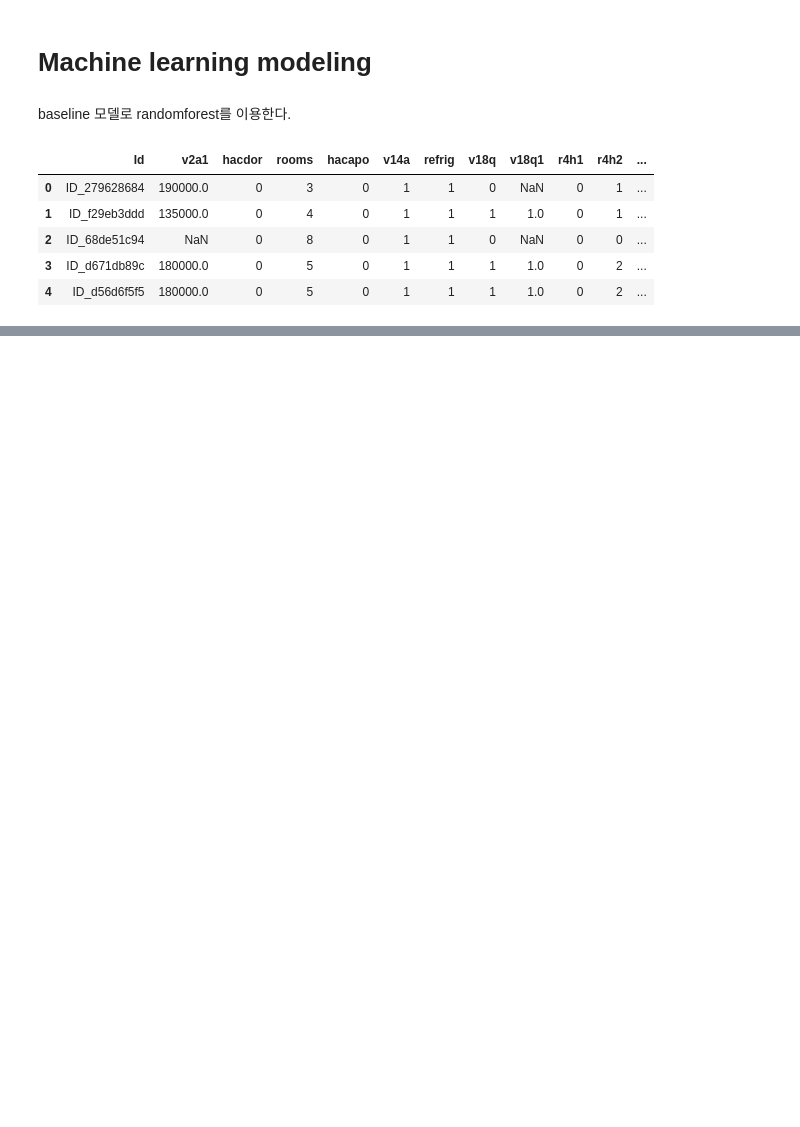
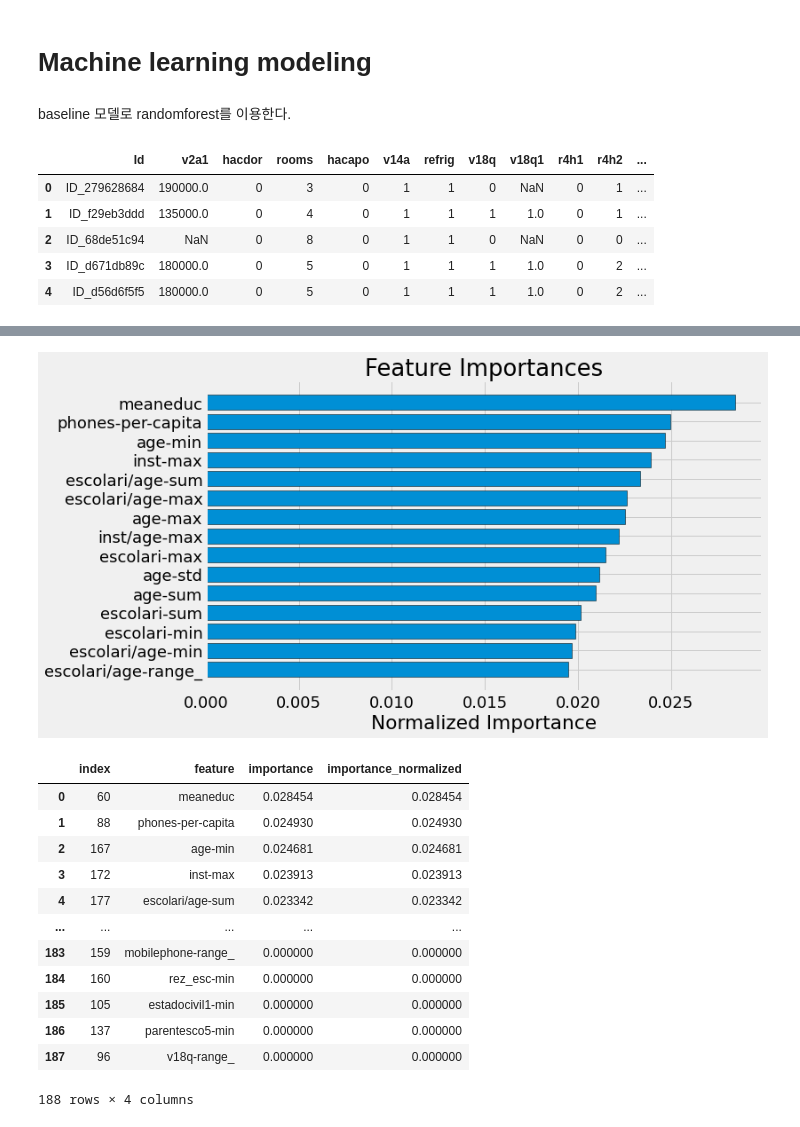
Before and after one commit to HyeonGeunY/costa-rican, a Jupyter notebook: notebooks/A_complete_introduction_and_walkthrough_modeling.ipynb, the cells around one changed output, grey strips where cells are left out. Saved outputs shown, nothing was run; the diff lists cells and outputs as text; code cells hidden in the pictures; blank space fills up the shorter version.

Commit message:
costa - modeling

```diff
--- a/notebooks/A_complete_introduction_and_walkthrough_modeling.ipynb
+++ b/notebooks/A_complete_introduction_and_walkthrough_modeling.ipynb
@@ -74,0 +82,11 @@ final
+# %%
+rf_params = {
+    'n_estimators': 100,
+    'random_state': 10,
+    'n_jobs': -1
+    }
+# %%
+from costa_rican.utils.evaluation import CVScore
+rf_cv_score = CVScore(RandomForestClassifier, model_params=rf_params, scorer_params=scorer_params)
+# %%
+rf_cv_score.train(train_set, train_labels)
@@ -74,0 +102,7 @@ final
+# %%
+rf_trainer = SklearnWrapper(RandomForestClassifier, params=rf_params)
+
+rf_trainer.train(train_set, train_labels)
+# Feature importances into a dataframe
+feature_importances = rf_trainer.get_feature_importances()
+feature_importances.head()
@@ -74,0 +116,19 @@ final
+# %%
+from costa_rican.utils.visualization import plot_feature_importances
+
+plot_feature_importances(feature_importances)
+# %% [output]
+[figure, added]
+|  | index | feature | importance | importance_normalized |
+| 0 | 60 | meaneduc | 0.028454 | 0.028454 |
+| 1 | 88 | phones-per-capita | 0.024930 | 0.024930 |
+| 2 | 167 | age-min | 0.024681 | 0.024681 |
+| 3 | 172 | inst-max | 0.023913 | 0.023913 |
+| 4 | 177 | escolari/age-sum | 0.023342 | 0.023342 |
+| ... | ... | ... | ... | ... |
+| 183 | 159 | mobilephone-range_ | 0.000000 | 0.000000 |
+| 184 | 160 | rez_esc-min | 0.000000 | 0.000000 |
+| 185 | 105 | estadocivil1-min | 0.000000 | 0.000000 |
+| 186 | 137 | parentesco5-min | 0.000000 | 0.000000 |
+| 187 | 96 | v18q-range_ | 0.000000 | 0.000000 |
+188 rows × 4 columns
```
Also changed, not shown: parts of 16 cells of this notebook, 6 other files.
